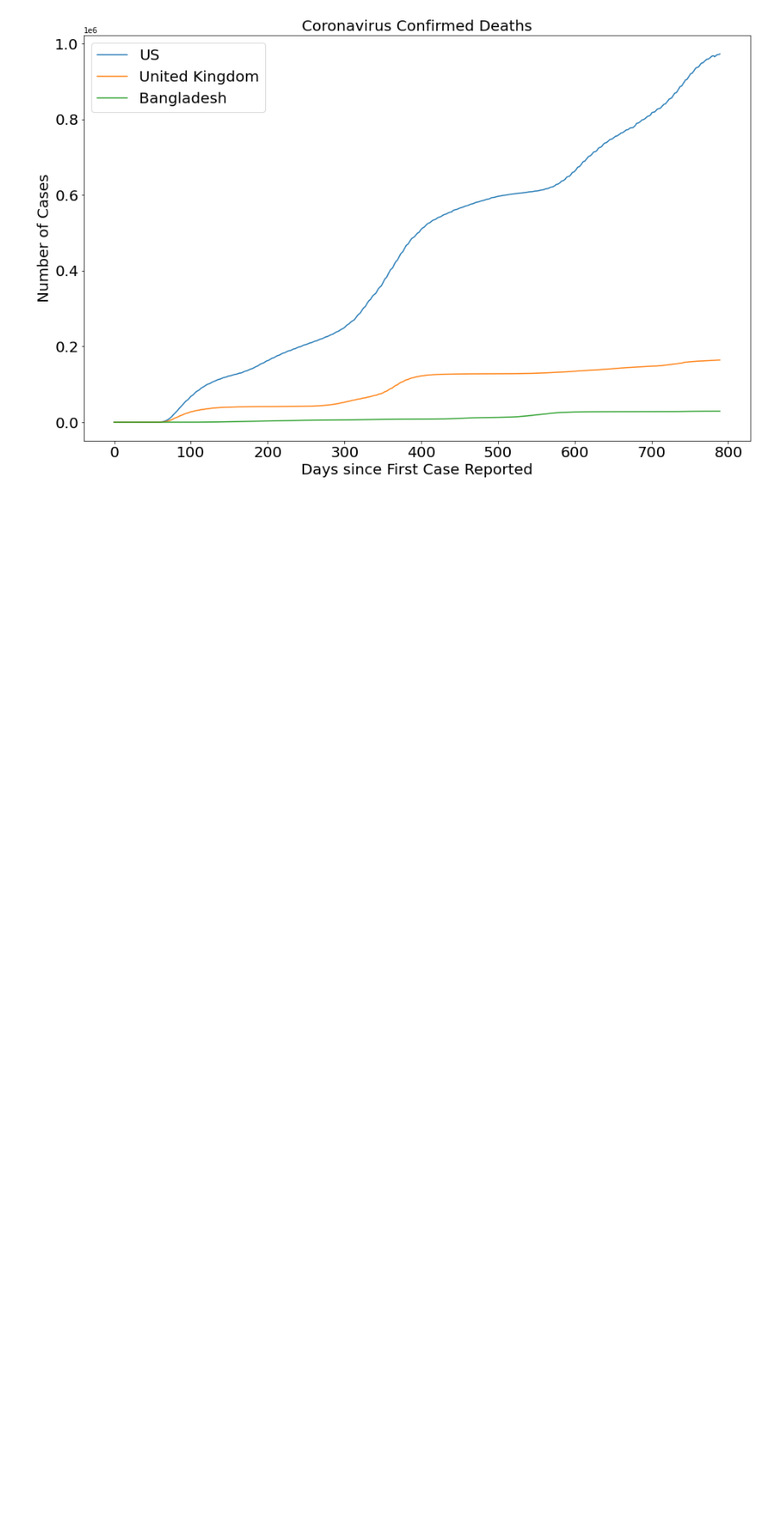
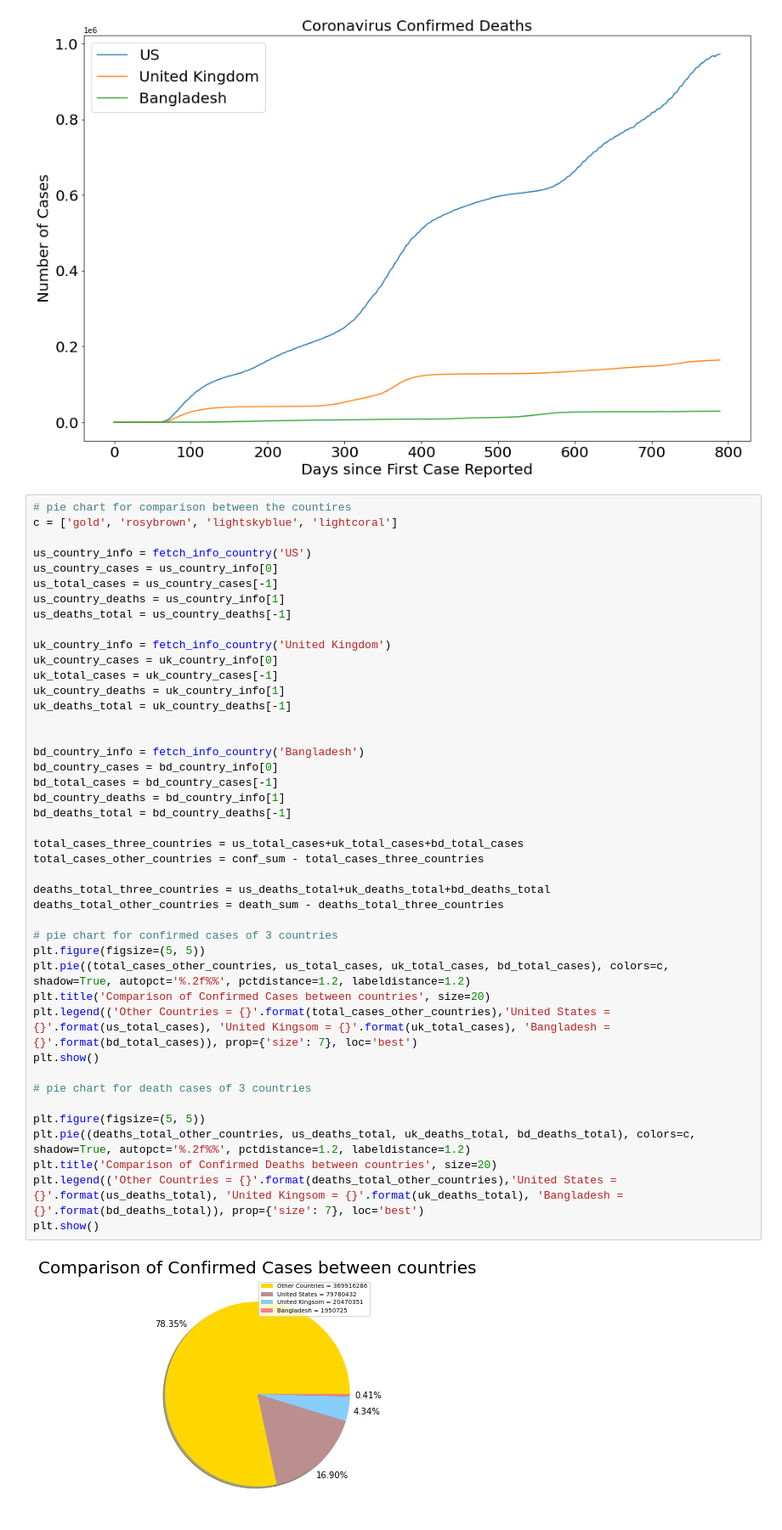
Before and after one commit to aftahee05/ADS1_Assignment_1, a Jupyter notebook: ADS1_Assignment_1.ipynb, the cells around one changed output. Shown at 85% size. Saved outputs shown, nothing was run; the diff lists cells and outputs as text; blank space fills up the shorter version.

```diff
--- a/ADS1_Assignment_1.ipynb
+++ b/ADS1_Assignment_1.ipynb
@@ -261,3 +261,48 @@ for i in range(2):
 # %% [output]
 [figure]
 [figure]
+# %%
+# pie chart for comparison between the countires
+c = ['gold', 'rosybrown', 'lightskyblue', 'lightcoral']
+
+us_country_info = fetch_info_country('US')
+us_country_cases = us_country_info[0]
+us_total_cases = us_country_cases[-1]
+us_country_deaths = us_country_info[1]
+us_deaths_total = us_country_deaths[-1]
+
+uk_country_info = fetch_info_country('United Kingdom')
+uk_country_cases = uk_country_info[0]
+uk_total_cases = uk_country_cases[-1]
+uk_country_deaths = uk_country_info[1]
+uk_deaths_total = uk_country_deaths[-1]
+
+
+bd_country_info = fetch_info_country('Bangladesh')
+bd_country_cases = bd_country_info[0]
+bd_total_cases = bd_country_cases[-1]
+bd_country_deaths = bd_country_info[1]
+bd_deaths_total = bd_country_deaths[-1]
+
+total_cases_three_countries = us_total_cases+uk_total_cases+bd_total_cases
+total_cases_other_countries = conf_sum - total_cases_three_countries
+
+deaths_total_three_countries = us_deaths_total+uk_deaths_total+bd_deaths_total
+deaths_total_other_countries = death_sum - deaths_total_three_countries
+
+# pie chart for confirmed cases of 3 countries
+plt.figure(figsize=(5, 5))
+plt.pie((total_cases_other_countries, us_total_cases, uk_total_cases, bd_total_cases), colors=c, shadow=True, autopct='%.2f%%', pctdistance=1.2, labeldistance=1.2)
+plt.title('Comparison of Confirmed Cases between countries', size=20)
+plt.legend(('Other Countries = {}'.format(total_cases_other_countries),'United States = {}'.format(us_total_cases), 'United Kingsom = {}'.format(uk_total_cases), 'Bangladesh = {}'.format(bd_total_cases)), prop={'size': 7}, loc='best')
+plt.show()
+
+# pie chart for death cases of 3 countries
+
+plt.figure(figsize=(5, 5))
+plt.pie((deaths_total_other_countries, us_deaths_total, uk_deaths_total, bd_deaths_total), colors=c, shadow=True, autopct='%.2f%%', pctdistance=1.2, labeldistance=1.2)
+plt.title('Comparison of Confirmed Deaths between countries', size=20)
+plt.legend(('Other Countries = {}'.format(deaths_total_other_countries),'United States = {}'.format(us_deaths_total), 'United Kingsom = {}'.format(uk_deaths_total), 'Bangladesh = {}'.format(bd_deaths_total)), prop={'size': 7}, loc='best')
+plt.show()
+# %% [output]
+[figure, added]
```
Also changed, not shown: parts of 2 cells of this notebook.
